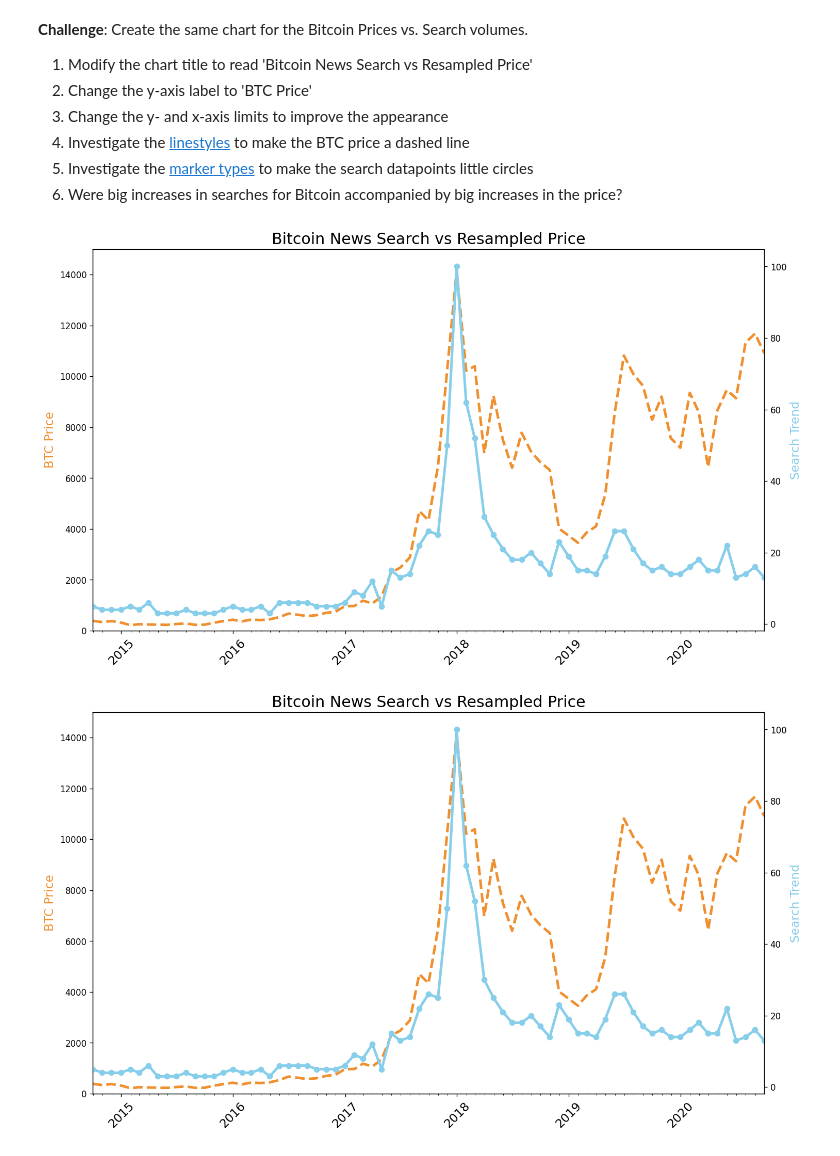
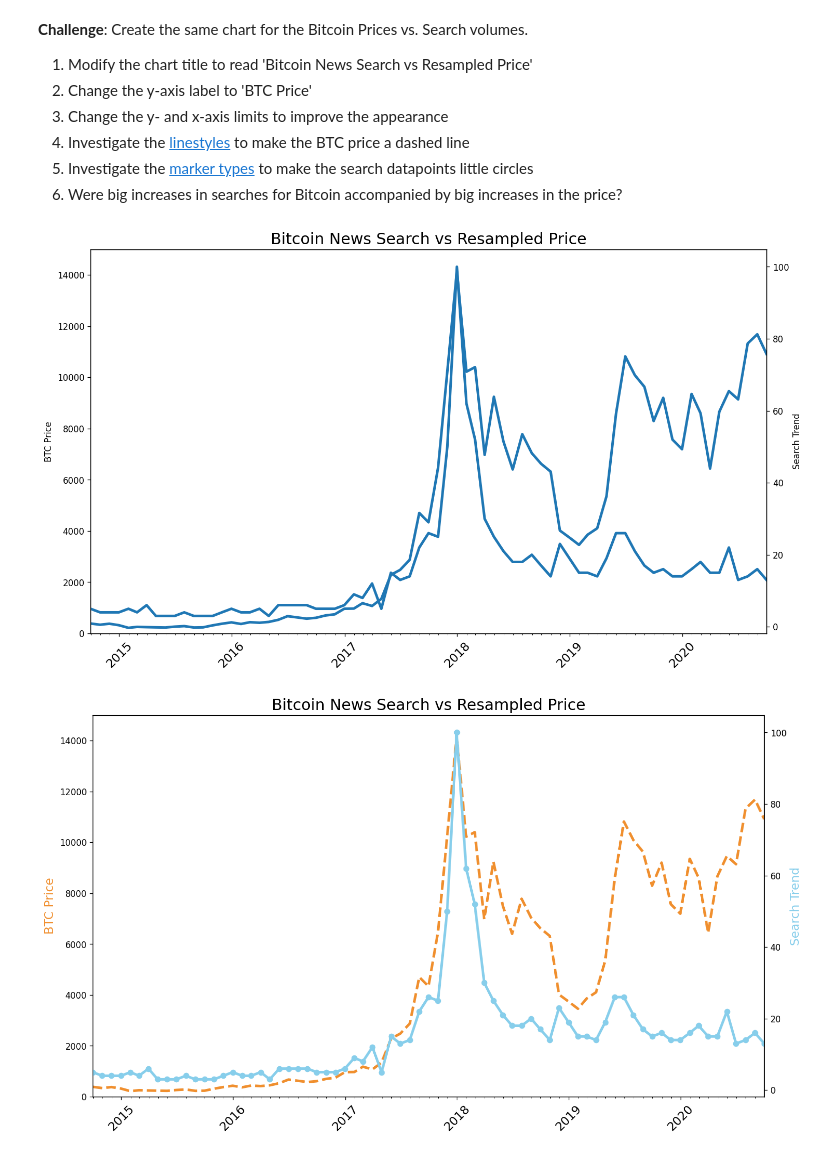
Before and after one commit to myDelevop/band-name-generator, a Jupyter notebook: udemy/day_75/Google Trends and Data Visualisation (start).ipynb, the cells around one changed output. Cells and saved outputs as stored; diff of their text form; code cells hidden in the pictures.

```diff
--- a/udemy/day_75/Google Trends and Data Visualisation (start).ipynb
+++ b/udemy/day_75/Google Trends and Data Visualisation (start).ipynb
@@ -353,29 +353,29 @@ plt.show()
 # %%
 plt.figure(figsize=(14,8), dpi=120)
 
 plt.title('Bitcoin News Search vs Resampled Price', fontsize=18)
 plt.xticks(fontsize=14, rotation=45)
 
 ax1 = plt.gca()
 ax2 = ax1.twinx()
 
-ax1.set_ylabel('BTC Price', color='#F08F2E', fontsize=14)
-ax2.set_ylabel('Search Trend', color='skyblue', fontsize=14)
+ax1.set_ylabel('BTC Price')
+ax2.set_ylabel('Search Trend')
 
 ax1.xaxis.set_major_locator(years)
 ax1.xaxis.set_major_formatter(years_fmt)
 ax1.xaxis.set_minor_locator(months)
 
 ax1.set_ylim(bottom=0, top=15000)
 ax1.set_xlim([df_btc_monthly.index.min(), df_btc_monthly.index.max()])
 
 # Experiment with the linestyle and markers
 ax1.plot(df_btc_monthly.index, df_btc_monthly.CLOSE, linewidth=3)
 ax2.plot(df_btc_monthly.index, df_btc_search.BTC_NEWS_SEARCH, linewidth=3)
 
 plt.show()
 # %% [output]
-[figure, old version]
+[figure, new version]
 # %%
 plt.figure(figsize=(14,8), dpi=120)
 
```
Also changed, not shown: parts of 1 cell of this notebook.
